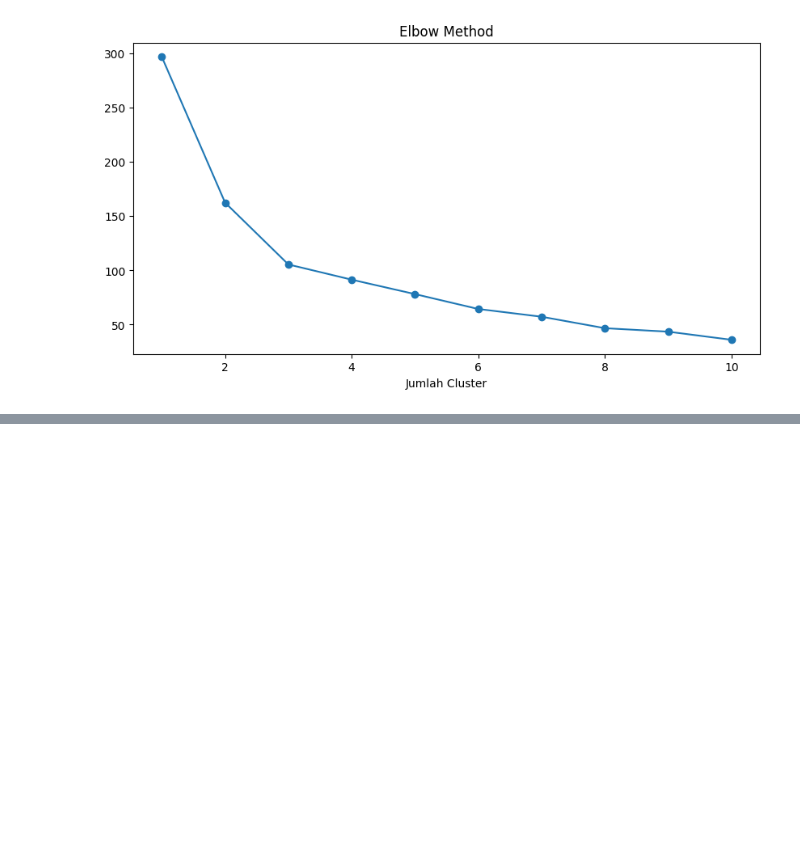
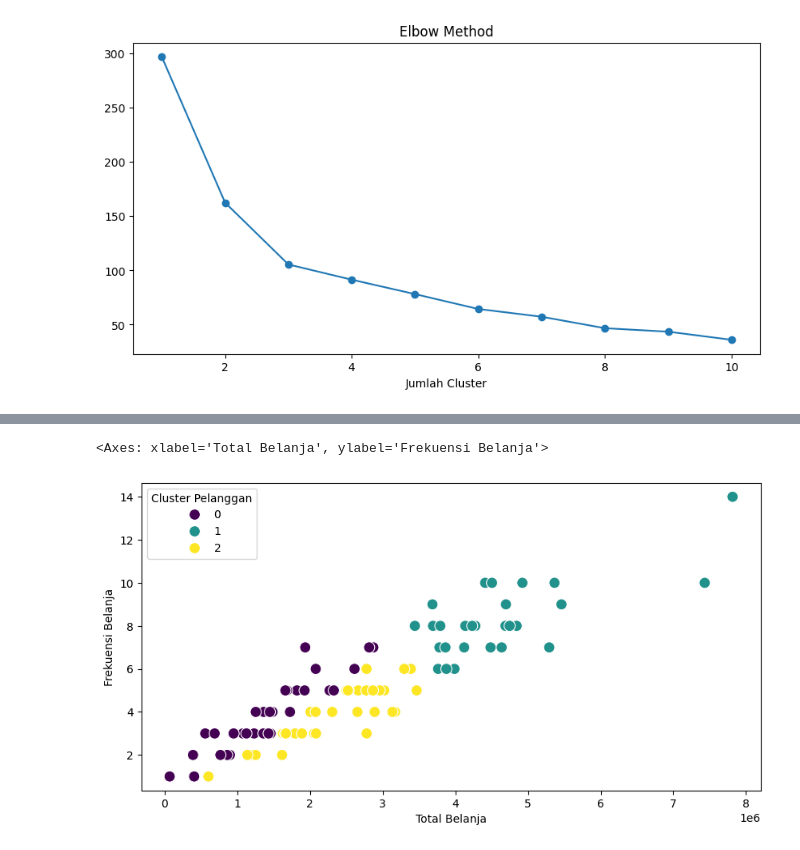
Before and after one commit to rezzz59/STUPEN, a Jupyter notebook: KELAS/studi_kasus/mall_custumer_segmentaion.ipynb, the cells around one changed output, grey strips where cells are left out. Saved outputs shown, nothing was run; the diff lists cells and outputs as text; code cells hidden in the pictures; blank space fills up the shorter version.

Commit message:
studi kasus mall custumer

```diff
--- a/KELAS/studi_kasus/mall_custumer_segmentaion.ipynb
+++ b/KELAS/studi_kasus/mall_custumer_segmentaion.ipynb
@@ -291,3 +344,8 @@ plt.xlabel('Jumlah Cluster')
 # %% [output]
 Text(0.5, 0, 'Jumlah Cluster')
 [figure]
+# %%
+kmeans_final = KMeans(n_clusters=3, random_state=42)
+cluster_label = kmeans_final.fit_predict(x_scaled)
+
+df_custumer['Cluster Pelanggan'] = cluster_label
@@ -293,0 +368,6 @@ Text(0.5, 0, 'Jumlah Cluster')
+# %%
+plt.figure(figsize=(10, 5))
+sns.scatterplot(data=df_custumer, x = 'Total Belanja', y='Frekuensi Belanja', hue='Cluster Pelanggan', palette='viridis', s=100)
+# %% [output]
+<Axes: xlabel='Total Belanja', ylabel='Frekuensi Belanja'>
+[figure, added]
```
Also changed, not shown: parts of 5 cells of this notebook.
